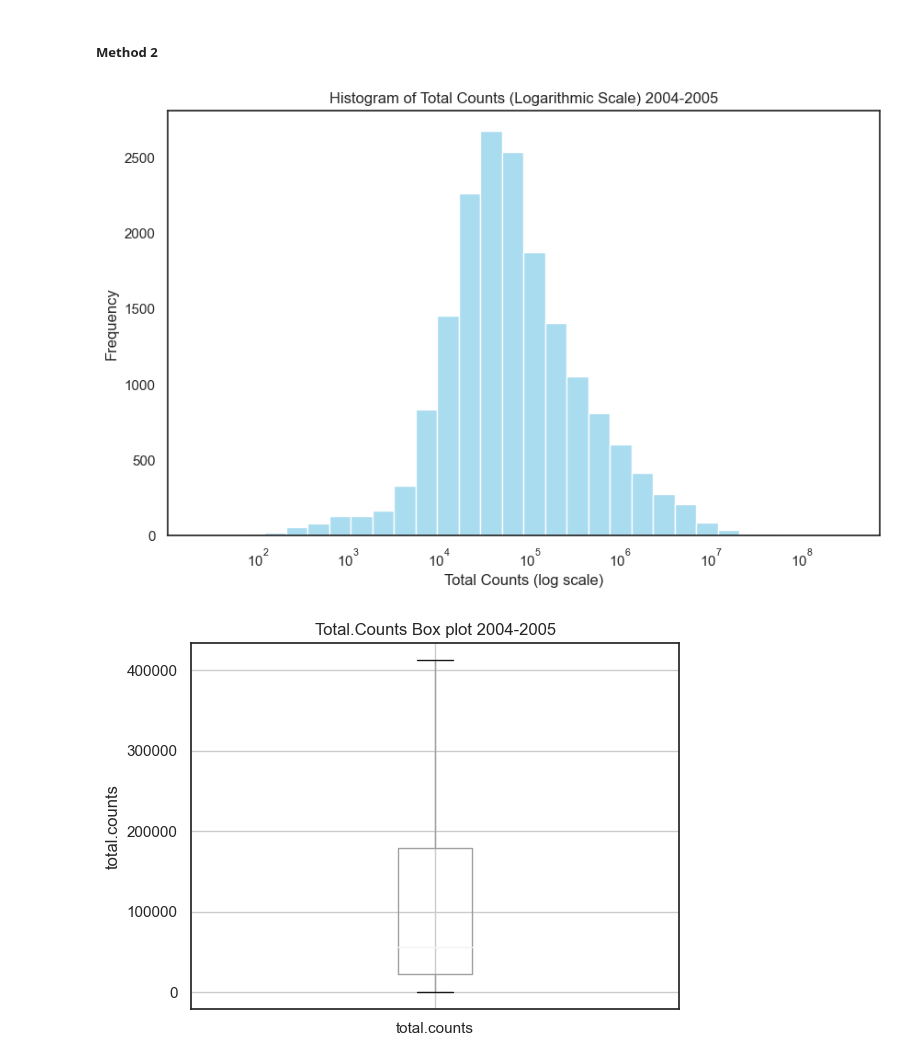
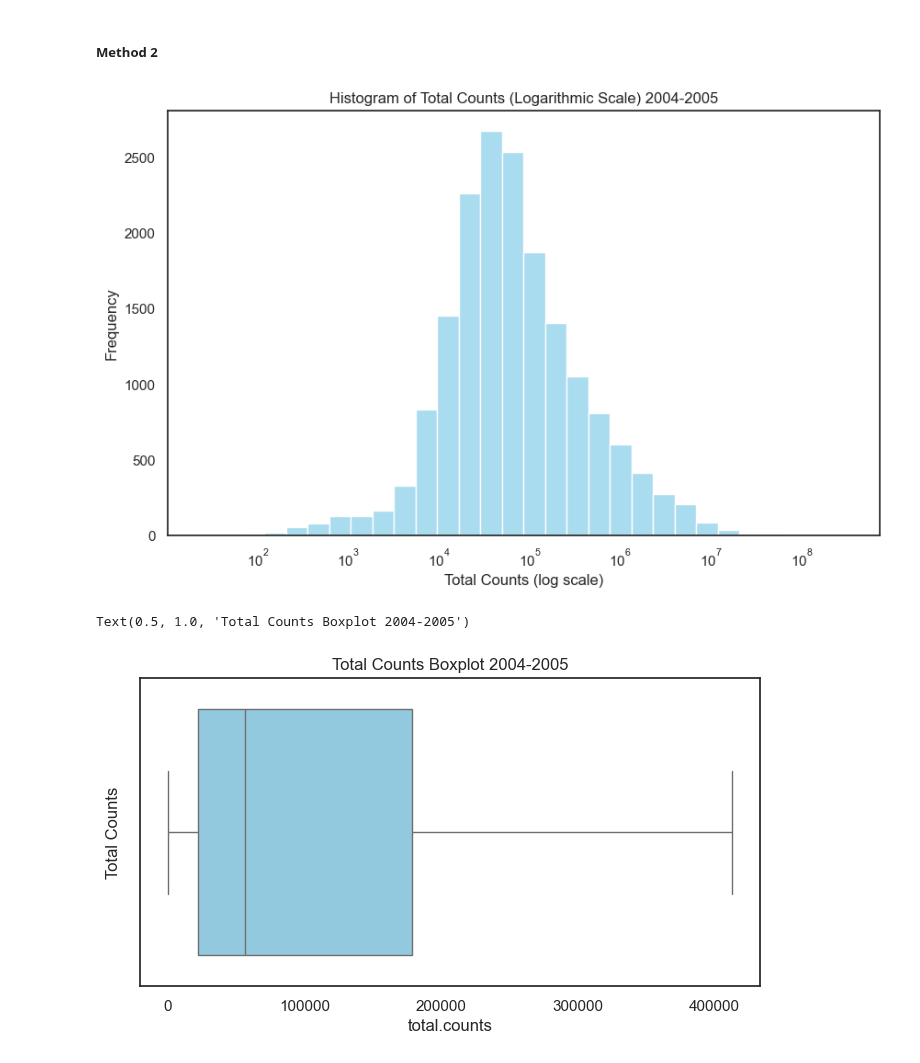
Before and after one commit to stphl/COSC3337-SolarFlaresProject, a Jupyter notebook: #2_Group_Group_Project.ipynb, the cells around one changed output. Saved outputs shown, nothing was run; the diff lists cells and outputs as text; code cells hidden in the pictures.

```diff
--- a/#2_Group_Group_Project.ipynb
+++ b/#2_Group_Group_Project.ipynb
@@ -7,40 +7,32 @@
 # %%
 import matplotlib.pyplot as plt
 import pandas as pd
 import numpy as np
 import seaborn as sns
 from matplotlib.colors import ListedColormap
 import matplotlib.patches as mpatches
 import matplotlib.pyplot as plt
 import joypy
 
 # Load dataset
 df = pd.read_csv('Solar_flare_RHESSI_2004_05.csv')
+df2 = pd.read_csv('Solar_flare_RHESSI_2015_16.csv')
 
-#Set the style for seaborn and turn off the grid
 sns.set(style="white")
 sns.set_palette("pastel")
 
-
-
-#Create histogram for total counts df_1to4 using a logarithmic scale
 plt.figure(figsize=(10, 6))
 sns.histplot(df['total.counts'], bins=30, kde=False, color='skyblue', alpha=0.7, log_scale=True)
 plt.xlabel('Total Counts (log scale)')
 plt.ylabel('Frequency')
 plt.title('Histogram of Total Counts (Logarithmic Scale) 2004-2005')
 plt.show()
 
-# Create a boxplot total counts df_1to4 without outliers
-plt.figure()
-df.boxplot(column='total.counts', showfliers=False)
-plt.ylabel('total.counts')
-plt.title('Total.Counts Box plot 2004-2005')
-plt.tight_layout(pad=2.0)
-
-
-
-plt.show()
+plt.figure(figsize=(8, 4))
+bp = sns.boxplot(x=df['total.counts'], showfliers=False, color='skyblue')
+plt.ylabel('Total Counts')
+plt.title('Total Counts Boxplot 2004-2005')
 # %% [output]
 [figure]
+Text(0.5, 1.0, 'Total Counts Boxplot 2004-2005')
-[figure, old version]
+[figure, new version]
```
Also changed, not shown: parts of 3 cells of this notebook.
